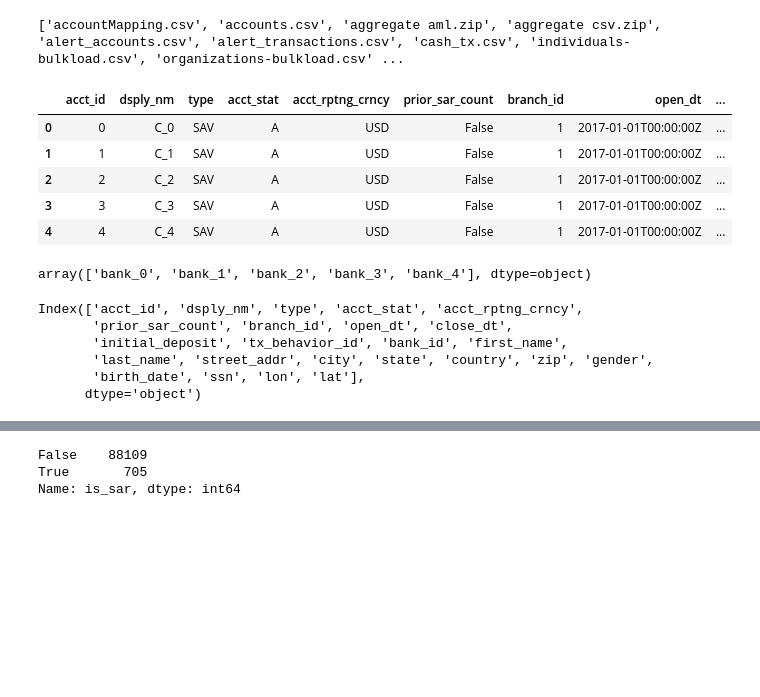
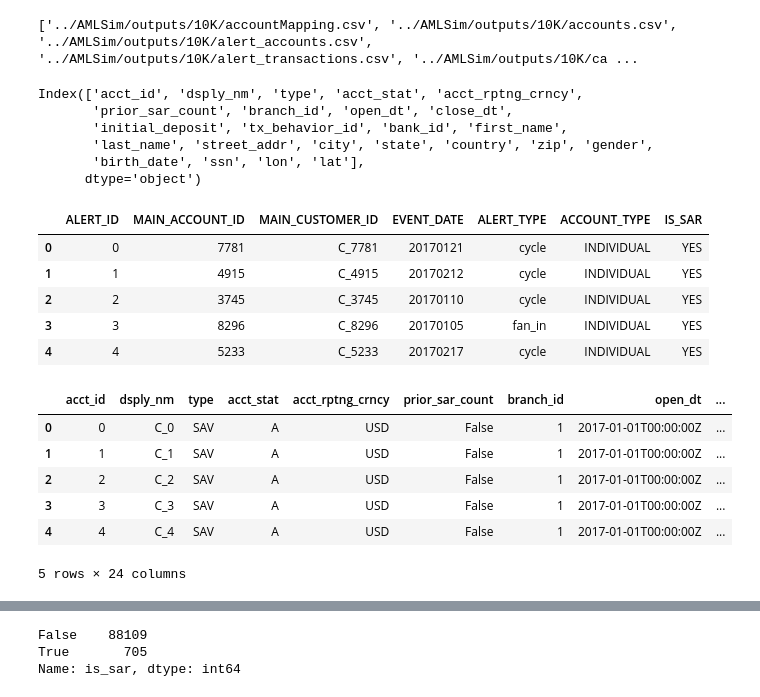
Before and after one commit to HanSeoulOh/AMLsimJupyter, a Jupyter notebook: dataExploration.ipynb, the cells around one changed output, grey strips where cells are left out. Cells and saved outputs as stored; diff of their text form; code cells hidden in the pictures; blank space fills up the shorter version.

```diff
--- a/dataExploration.ipynb
+++ b/dataExploration.ipynb
@@ -4,9 +4,11 @@ sns.set_theme(style="whitegrid")
 import pandas as pd
 import sys
 import os
+import glob
+import numpy as np
 
 path = '../AMLSim/outputs/10K'
-csvList = os.listdir('../AMLSim/outputs/10K')
+csvList = sorted(glob.glob('../AMLSim/outputs/10K/*.csv'))
 print(csvList)
 # %% [output]
-['accountMapping.csv', 'accounts.csv', 'aggregate aml.zip', 'aggregate csv.zip', 'alert_accounts.csv', 'alert_transactions.csv', 'cash_tx.csv', 'individuals-bulkload.csv', 'organizations-bulkload.csv' ...
+['../AMLSim/outputs/10K/accountMapping.csv', '../AMLSim/outputs/10K/accounts.csv', '../AMLSim/outputs/10K/alert_accounts.csv', '../AMLSim/outputs/10K/alert_transactions.csv', '../AMLSim/outputs/10K/ca ...
@@ -13,6 +19,25 @@ print(csvList)
+# %%
+pd.read_csv(csvList[1]).columns
+# %% [output]
+Index(['acct_id', 'dsply_nm', 'type', 'acct_stat', 'acct_rptng_crncy',
+       'prior_sar_count', 'branch_id', 'open_dt', 'close_dt',
+       'initial_deposit', 'tx_behavior_id', 'bank_id', 'first_name',
+       'last_name', 'street_addr', 'city', 'state', 'country', 'zip', 'gender',
+       'birth_date', 'ssn', 'lon', 'lat'],
+      dtype='object')
+# %%
+accountMapping = pd.read_csv(csvList[8])
+accountMapping.head()
+# %% [output]
+|  | ALERT_ID | MAIN_ACCOUNT_ID | MAIN_CUSTOMER_ID | EVENT_DATE | ALERT_TYPE | ACCOUNT_TYPE | IS_SAR |
+| 0 | 0 | 7781 | C_7781 | 20170121 | cycle | INDIVIDUAL | YES |
+| 1 | 1 | 4915 | C_4915 | 20170212 | cycle | INDIVIDUAL | YES |
+| 2 | 2 | 3745 | C_3745 | 20170110 | cycle | INDIVIDUAL | YES |
+| 3 | 3 | 8296 | C_8296 | 20170105 | fan_in | INDIVIDUAL | YES |
+| 4 | 4 | 5233 | C_5233 | 20170217 | cycle | INDIVIDUAL | YES |
 # %%
-df = pd.read_csv(os.path.join(path, csvList[1]))
-df.head()
+accounts = pd.read_csv(csvList[1])
+accounts.head()
 # %% [output]
 |  | acct_id | dsply_nm | type | acct_stat | acct_rptng_crncy | prior_sar_count | branch_id | open_dt | ... |
 | 0 | 0 | C_0 | SAV | A | USD | False | 1 | 2017-01-01T00:00:00Z | ... |
@@ -20,16 +45,4 @@ df.head()
 | 2 | 2 | C_2 | SAV | A | USD | False | 1 | 2017-01-01T00:00:00Z | ... |
 | 3 | 3 | C_3 | SAV | A | USD | False | 1 | 2017-01-01T00:00:00Z | ... |
 | 4 | 4 | C_4 | SAV | A | USD | False | 1 | 2017-01-01T00:00:00Z | ... |
+5 rows × 24 columns
-# %%
-df.bank_id.unique()
-# %% [output]
-array(['bank_0', 'bank_1', 'bank_2', 'bank_3', 'bank_4'], dtype=object)
-# %%
-pd.read_csv(os.path.join(path, csvList[1])).columns
-# %% [output]
-Index(['acct_id', 'dsply_nm', 'type', 'acct_stat', 'acct_rptng_crncy',
-       'prior_sar_count', 'branch_id', 'open_dt', 'close_dt',
-       'initial_deposit', 'tx_behavior_id', 'bank_id', 'first_name',
-       'last_name', 'street_addr', 'city', 'state', 'country', 'zip', 'gender',
-       'birth_date', 'ssn', 'lon', 'lat'],
-      dtype='object')
```
Also changed, not shown: parts of 23 cells of this notebook, 9 other files.
